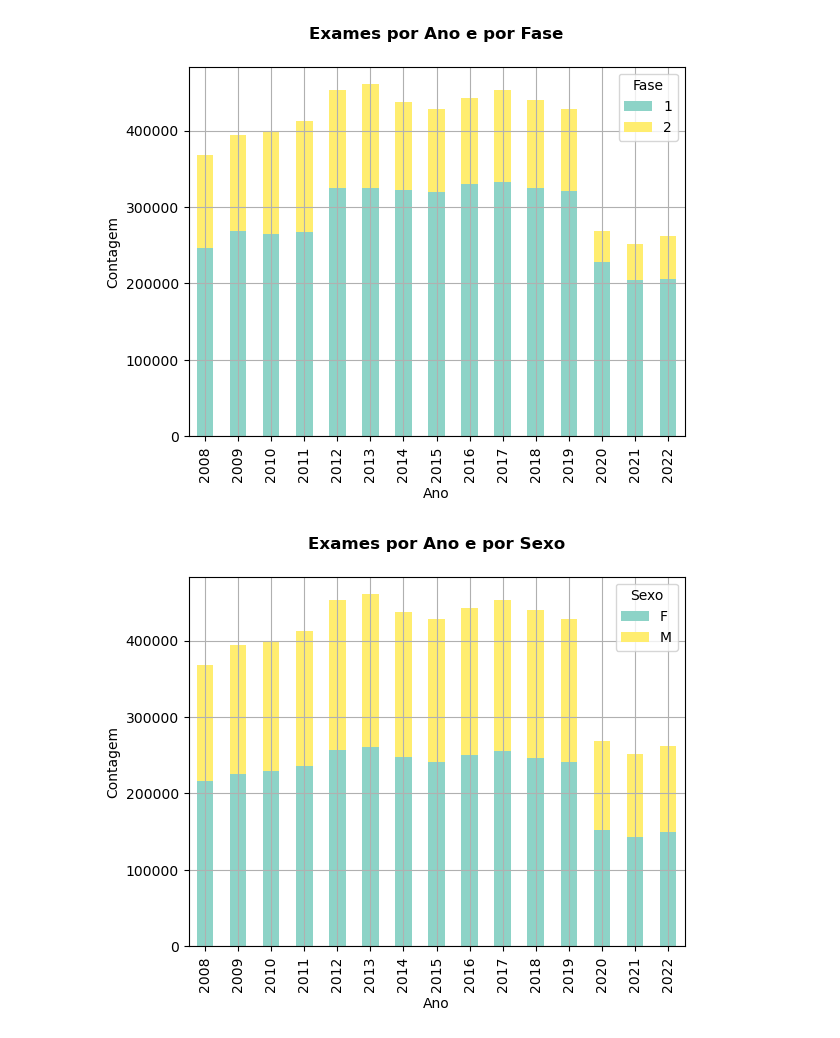
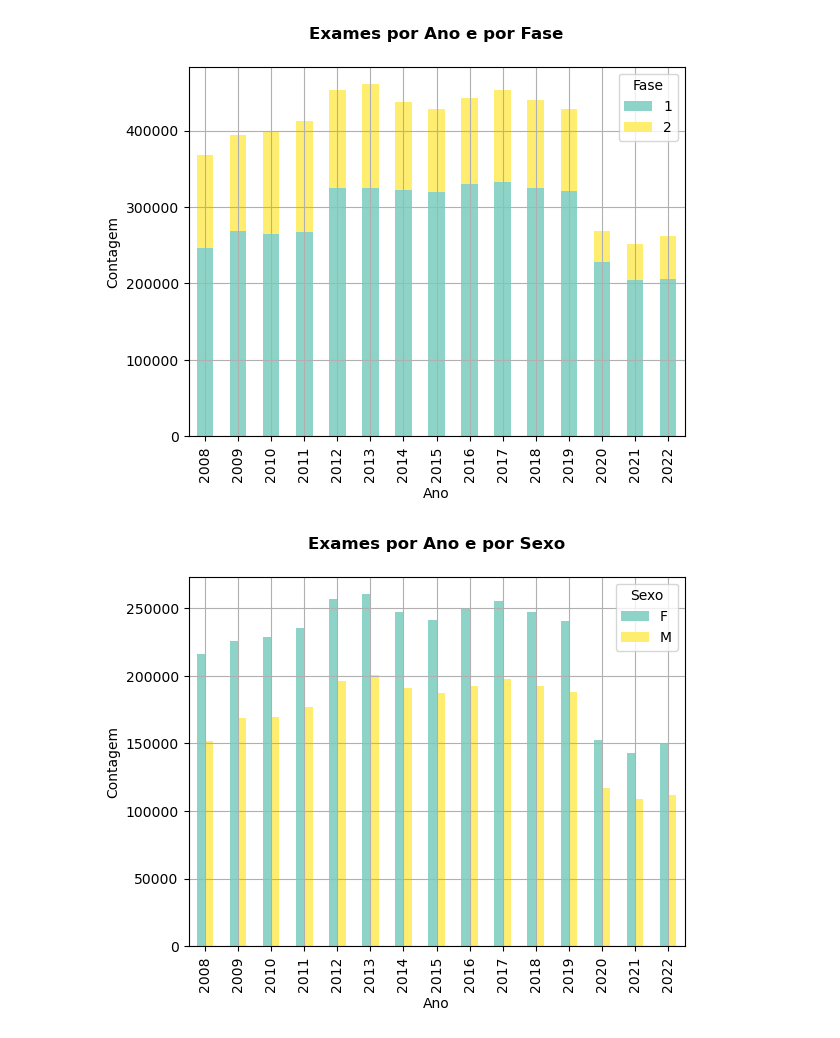
Before and after one commit to samueldatasci/ENES, a Jupyter notebook: code/analysis.ipynb, the cells around one changed output. Saved outputs shown, nothing was run; the diff lists cells and outputs as text; code cells hidden in the pictures.

Commit message:
Updates on the analysis notebook. Updates on the ChartUtils script.

```diff
--- a/code/analysis.ipynb
+++ b/code/analysis.ipynb
@@ -150,6 +219,6 @@ barchart_nseries(dfAll, index='ano', columns='Fase', values='counts')
 # %% [output]
 [figure]
 # %%
-barchart_nseries(dfAll, index='ano', columns='Sexo', values='counts')
+barchart_nseries(dfAll, xAxis='ano', dataSeries='Sexo', values='counts', stacked=False)
 # %% [output]
-[figure, old version]
+[figure, new version]
```
Also changed, not shown: parts of 26 cells of this notebook, 38 other files.
